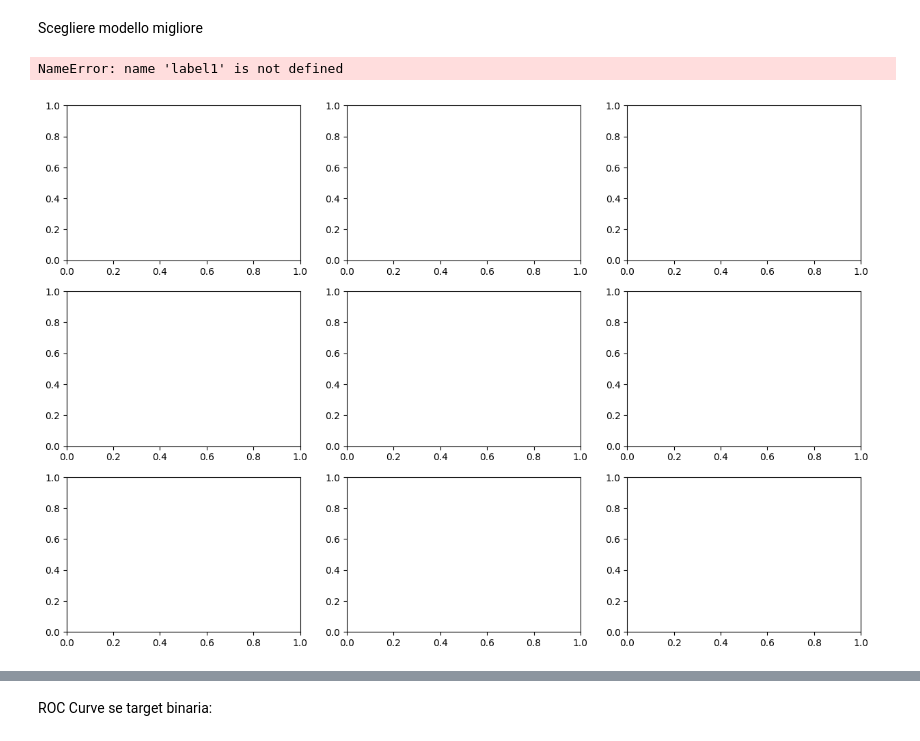
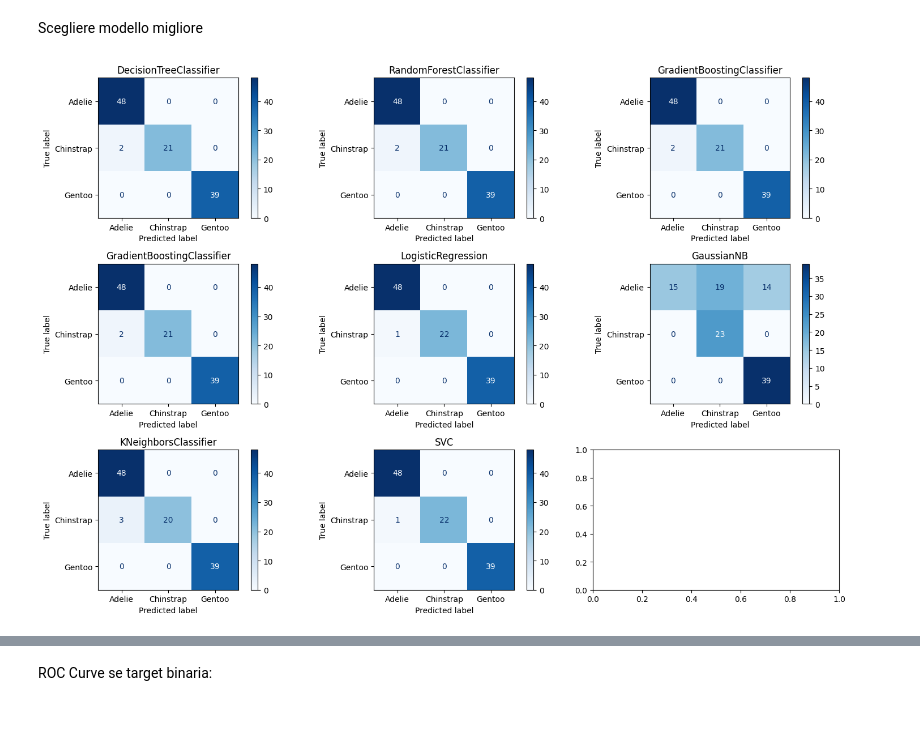
Before and after one commit to Fondaaaa/Templates, a Jupyter notebook: Template_class_pipe.ipynb, the cells around one changed output, grey strips where cells are left out. Drawn from its saved outputs; the diff is of its cells as text; code cells hidden in the pictures.

```diff
--- a/Template_class_pipe.ipynb
+++ b/Template_class_pipe.ipynb
@@ -182,22 +181,21 @@ Scegliere modello migliore
 # %%
 from sklearn.metrics import ConfusionMatrixDisplay
 
 fig, axes = plt.subplots(nrows=3, ncols=3, figsize=(15,10))
 
-labels = [label1,label2,label3] #se variabili numeriche
+#labels = [label1,label2,label3] #se variabili numeriche
 for cls, ax in zip(classifiers, axes.flatten()):
     ConfusionMatrixDisplay.from_estimator(cls,
                                             X_test,
                                             y_test,
                                             ax=ax,
                                             cmap='Blues',
-                                            labels=labels
+                                            #labels=labels
                                             )
     ax.title.set_text(type(cls).__name__)
 plt.tight_layout()
 # %% [output]
-NameError: name 'label1' is not defined
-[figure, old version]
+[figure, new version]
 # %%
 from sklearn.metrics import classification_report
 
```
Also changed, not shown: parts of 5 cells of this notebook, 1 other file.
